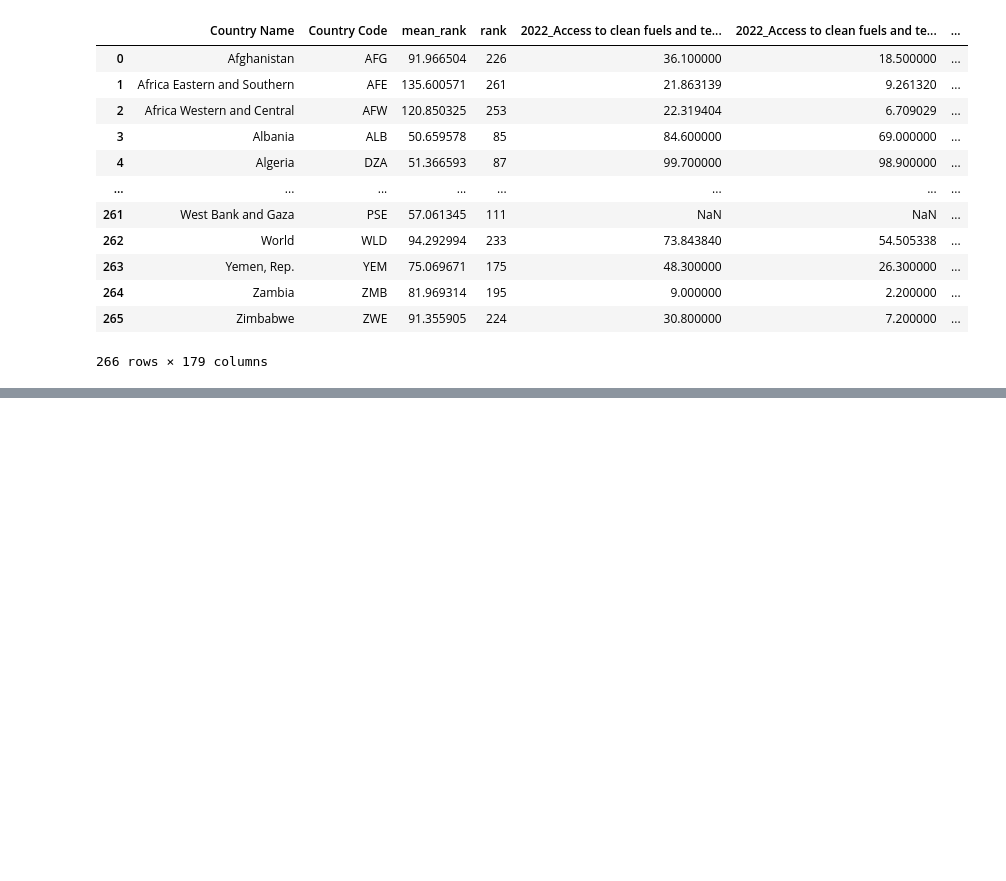
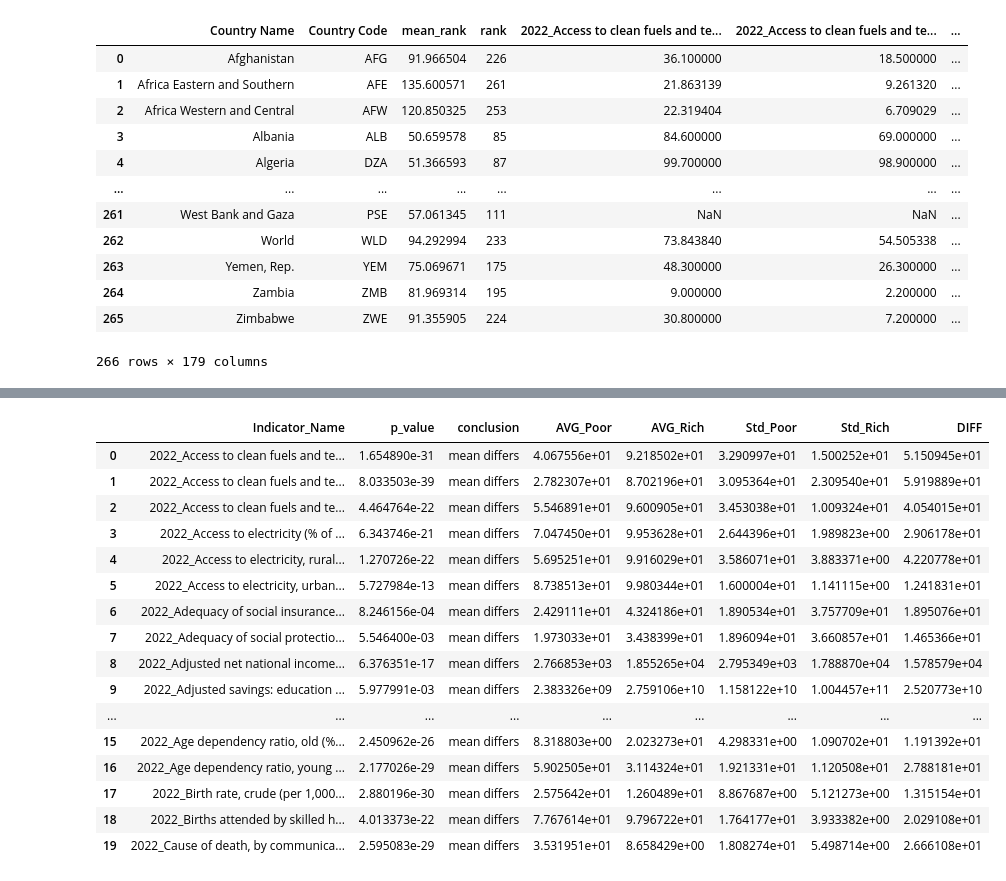
Before and after one commit to paulpark6/SAP_Datathon, a Jupyter notebook: 4. FeatureAnalysisData.ipynb, the cells around one changed output, grey strips where cells are left out. Cells and saved outputs as stored; diff of their text form; code cells hidden in the pictures; blank space fills up the shorter version.

```diff
--- a/4. FeatureAnalysisData.ipynb
+++ b/4. FeatureAnalysisData.ipynb
@@ -226 +227,24 @@ variability_df = pd.DataFrame({
 variability_df = variability_df.sort_values(by="DIFF", ascending=False)
+# %%
+from scipy.stats import ttest_ind
+import pandas as pd
+
+# Prepare an empty list to store results
+ttest_results = []
+
+# Iterate over each indicator (numerical columns only)
+for col in df_poor.select_dtypes(include=['number']).columns:
+    if col not in ['mean_rank', 'rank', 'cluster']:
+        t_stat, p_value = ttest_ind(df_poor[col], df_rich[col], nan_policy='omit', equal_var=False)  # Handle NaNs and unequal variances
+
+        # Store results
+        ttest_results.append({
+            "Indicator_Name": col,
+            "p_value": p_value,
+            "conclusion": "mean differs" if p_value <= 0.05 else "similar mean"
+        })
+
+# Convert to DataFrame
+ttest_df = pd.DataFrame(ttest_results)
+# %%
+ttest_df = ttest_df[~(ttest_df['conclusion']=='similar mean')]
@@ -226,0 +292,6 @@ variability_df = variability_df.sort_values(by="DIFF", ascending=False)
+# %%
+# Ensure column names match exactly
+ttest_df.rename(columns={"Indicator_name": "Indicator_Name"}, inplace=True)
+
+# Merge t-test results with variability data
+merged_df = ttest_df.merge(variability_df, on="Indicator_Name", how="inner")
@@ -227 +300,21 @@ variability_df = variability_df.sort_values(by="DIFF", ascending=False)
+# %%
+merged_df
+# %% [output]
+|  | Indicator_Name | p_value | conclusion | AVG_Poor | AVG_Rich | Std_Poor | Std_Rich | DIFF |
+| 0 | 2022_Access to clean fuels and te... | 1.654890e-31 | mean differs | 4.067556e+01 | 9.218502e+01 | 3.290997e+01 | 1.500252e+01 | 5.150945e+01 |
+| 1 | 2022_Access to clean fuels and te... | 8.033503e-39 | mean differs | 2.782307e+01 | 8.702196e+01 | 3.095364e+01 | 2.309540e+01 | 5.919889e+01 |
+| 2 | 2022_Access to clean fuels and te... | 4.464764e-22 | mean differs | 5.546891e+01 | 9.600905e+01 | 3.453038e+01 | 1.009324e+01 | 4.054015e+01 |
+| 3 | 2022_Access to electricity (% of ... | 6.343746e-21 | mean differs | 7.047450e+01 | 9.953628e+01 | 2.644396e+01 | 1.989823e+00 | 2.906178e+01 |
+| 4 | 2022_Access to electricity, rural... | 1.270726e-22 | mean differs | 5.695251e+01 | 9.916029e+01 | 3.586071e+01 | 3.883371e+00 | 4.220778e+01 |
+| 5 | 2022_Access to electricity, urban... | 5.727984e-13 | mean differs | 8.738513e+01 | 9.980344e+01 | 1.600004e+01 | 1.141115e+00 | 1.241831e+01 |
+| 6 | 2022_Adequacy of social insurance... | 8.246156e-04 | mean differs | 2.429111e+01 | 4.324186e+01 | 1.890534e+01 | 3.757709e+01 | 1.895076e+01 |
+| 7 | 2022_Adequacy of social protectio... | 5.546400e-03 | mean differs | 1.973033e+01 | 3.438399e+01 | 1.896094e+01 | 3.660857e+01 | 1.465366e+01 |
+| 8 | 2022_Adjusted net national income... | 6.376351e-17 | mean differs | 2.766853e+03 | 1.855265e+04 | 2.795349e+03 | 1.788870e+04 | 1.578579e+04 |
+| 9 | 2022_Adjusted savings: education ... | 5.977991e-03 | mean differs | 2.383326e+09 | 2.759106e+10 | 1.158122e+10 | 1.004457e+11 | 2.520773e+10 |
+| ... | ... | ... | ... | ... | ... | ... | ... | ... |
+| 15 | 2022_Age dependency ratio, old (%... | 2.450962e-26 | mean differs | 8.318803e+00 | 2.023273e+01 | 4.298331e+00 | 1.090702e+01 | 1.191392e+01 |
+| 16 | 2022_Age dependency ratio, young ... | 2.177026e-29 | mean differs | 5.902505e+01 | 3.114324e+01 | 1.921331e+01 | 1.120508e+01 | 2.788181e+01 |
+| 17 | 2022_Birth rate, crude (per 1,000... | 2.880196e-30 | mean differs | 2.575642e+01 | 1.260489e+01 | 8.867687e+00 | 5.121273e+00 | 1.315154e+01 |
+| 18 | 2022_Births attended by skilled h... | 4.013373e-22 | mean differs | 7.767614e+01 | 9.796722e+01 | 1.764177e+01 | 3.933382e+00 | 2.029108e+01 |
+| 19 | 2022_Cause of death, by communica... | 2.595083e-29 | mean differs | 3.531951e+01 | 8.658429e+00 | 1.808274e+01 | 5.498714e+00 | 2.666108e+01 |
 # %%
```
Also changed, not shown: parts of 10 cells of this notebook, 1 other file.
